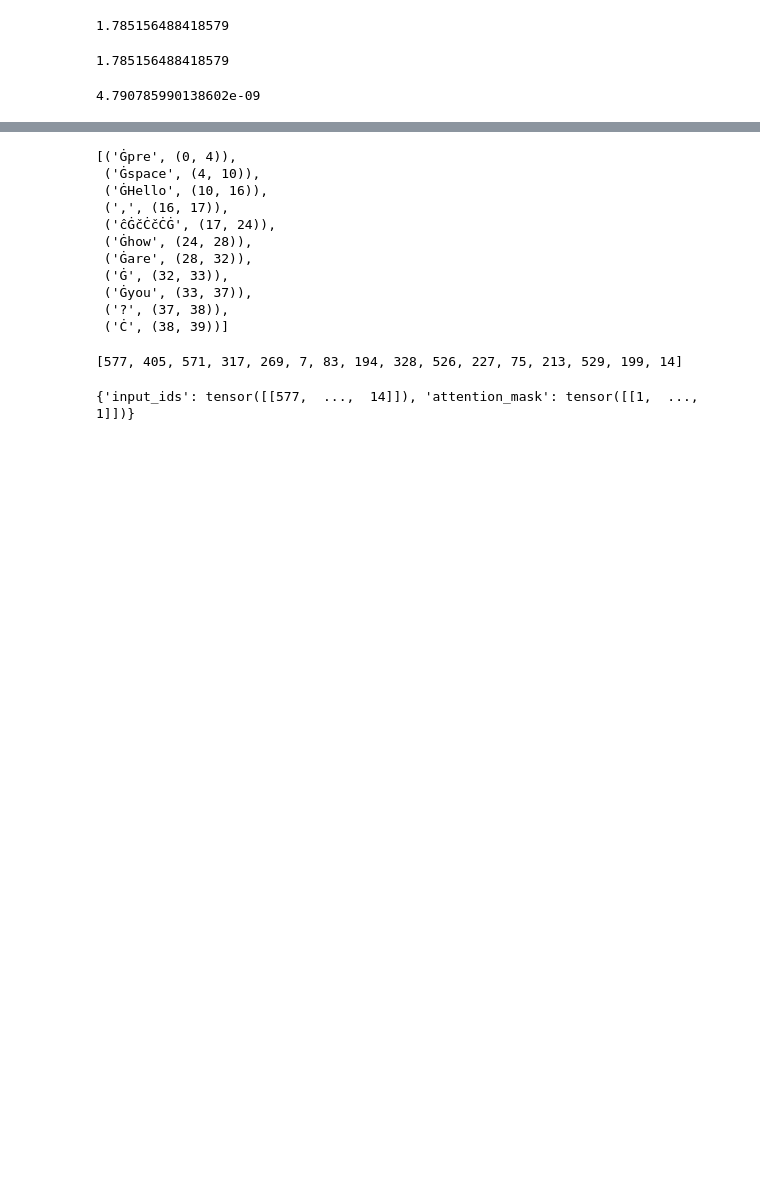
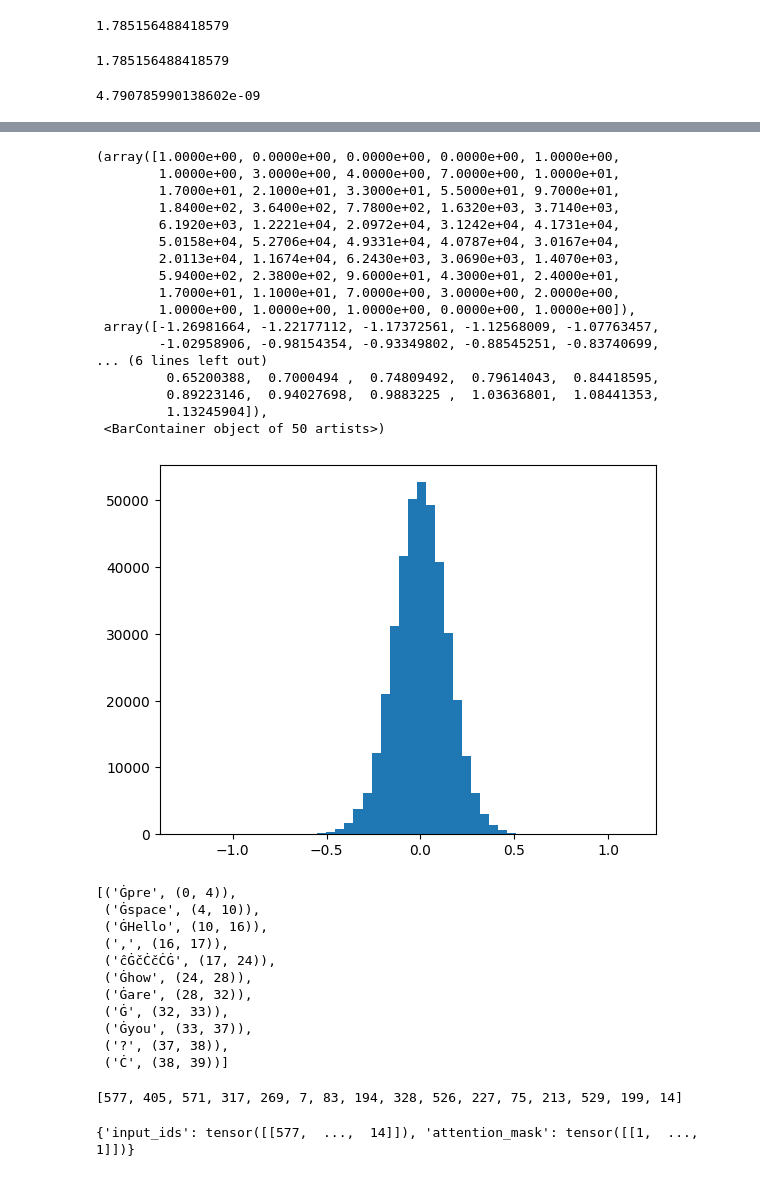
Before and after one commit to martin12333/marti-onedrive, a Jupyter notebook: AI/gpt2-embedding-wte-236.ipynb, the cells around one changed output, grey strips where cells are left out. Saved outputs shown, nothing was run; the diff lists cells and outputs as text; code cells hidden in the pictures; blank space fills up the shorter version.

```diff
--- a/AI/gpt2-embedding-wte-236.ipynb
+++ b/AI/gpt2-embedding-wte-236.ipynb
@@ -220,3 +289,24 @@ tensor([-1.27, -1.25, -1.22, -1.21, -1.20, -1.20, -1.19, -1.18, -1.17, -1.16,
+# %%
+plt.hist(z,50)
+# %% [output]
+(array([1.0000e+00, 0.0000e+00, 0.0000e+00, 0.0000e+00, 1.0000e+00,
+        1.0000e+00, 3.0000e+00, 4.0000e+00, 7.0000e+00, 1.0000e+01,
+        1.7000e+01, 2.1000e+01, 3.3000e+01, 5.5000e+01, 9.7000e+01,
+        1.8400e+02, 3.6400e+02, 7.7800e+02, 1.6320e+03, 3.7140e+03,
+        6.1920e+03, 1.2221e+04, 2.0972e+04, 3.1242e+04, 4.1731e+04,
+        5.0158e+04, 5.2706e+04, 4.9331e+04, 4.0787e+04, 3.0167e+04,
+        2.0113e+04, 1.1674e+04, 6.2430e+03, 3.0690e+03, 1.4070e+03,
+        5.9400e+02, 2.3800e+02, 9.6000e+01, 4.3000e+01, 2.4000e+01,
+        1.7000e+01, 1.1000e+01, 7.0000e+00, 3.0000e+00, 2.0000e+00,
+        1.0000e+00, 1.0000e+00, 1.0000e+00, 0.0000e+00, 1.0000e+00]),
+ array([-1.26981664, -1.22177112, -1.17372561, -1.12568009, -1.07763457,
+        -1.02958906, -0.98154354, -0.93349802, -0.88545251, -0.83740699,
+... (6 lines left out)
+         0.65200388,  0.7000494 ,  0.74809492,  0.79614043,  0.84418595,
+         0.89223146,  0.94027698,  0.9883225 ,  1.03636801,  1.08441353,
+         1.13245904]),
+ <BarContainer object of 50 artists>)
+[figure, added]
 # %%
 tokenizer.backend_tokenizer.pre_tokenizer.pre_tokenize_str(" pre space Hello,\t \r\n\r\n  how are  you?\n")
 # pre space
```
Also changed, not shown: parts of 12 cells of this notebook, 2 other files.
